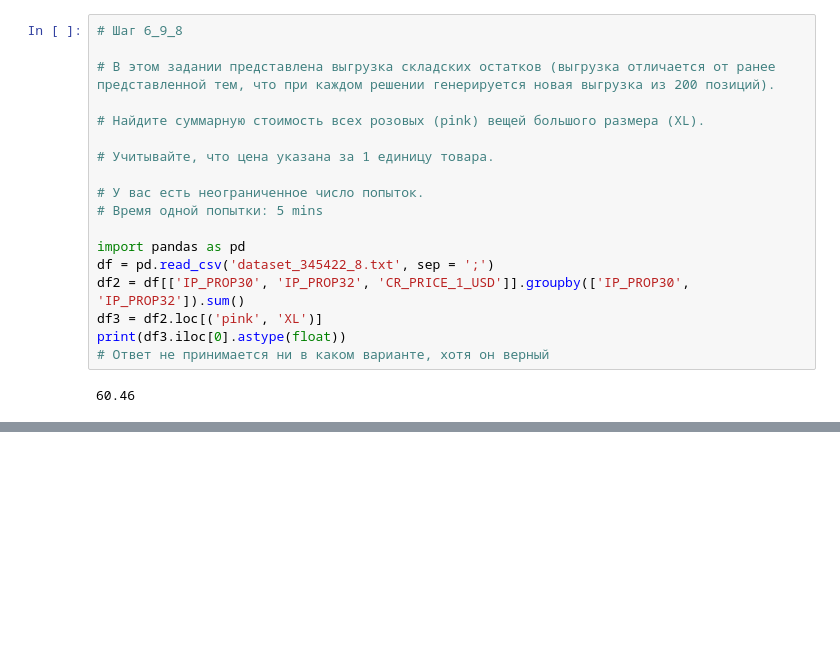
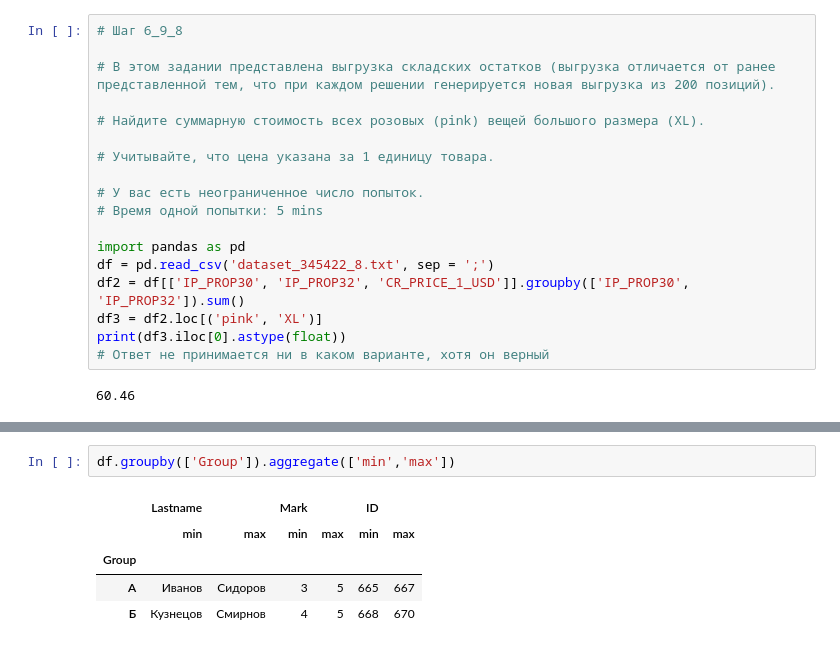
Before and after one commit to NikitaKozlov3412/MyProjectsAndGames, a Jupyter notebook: Stepik_lesson_6_9 Группировка таблиц Pandas DataFrame.ipynb, the cells around one changed output, grey strips where cells are left out. Drawn from its saved outputs; the diff is of its cells as text; blank space fills up the shorter version.

```diff
--- a/Stepik_lesson_6_9 Группировка таблиц Pandas DataFrame.ipynb
+++ b/Stepik_lesson_6_9 Группировка таблиц Pandas DataFrame.ipynb
@@ -315,0 +525,8 @@ Name: (pink, XL), dtype: int64
+# %%
+df.groupby(['Group']).aggregate(['min','max'])
+# %% [output]
+|  | Lastname |  | Mark |  | ID |  |
+|  | min | max | min | max | min | max |
+| Group |  |  |  |  |  |  |
+| А | Иванов | Сидоров | 3 | 5 | 665 | 667 |
+| Б | Кузнецов | Смирнов | 4 | 5 | 668 | 670 |
```
Also changed, not shown: parts of 14 cells of this notebook.
